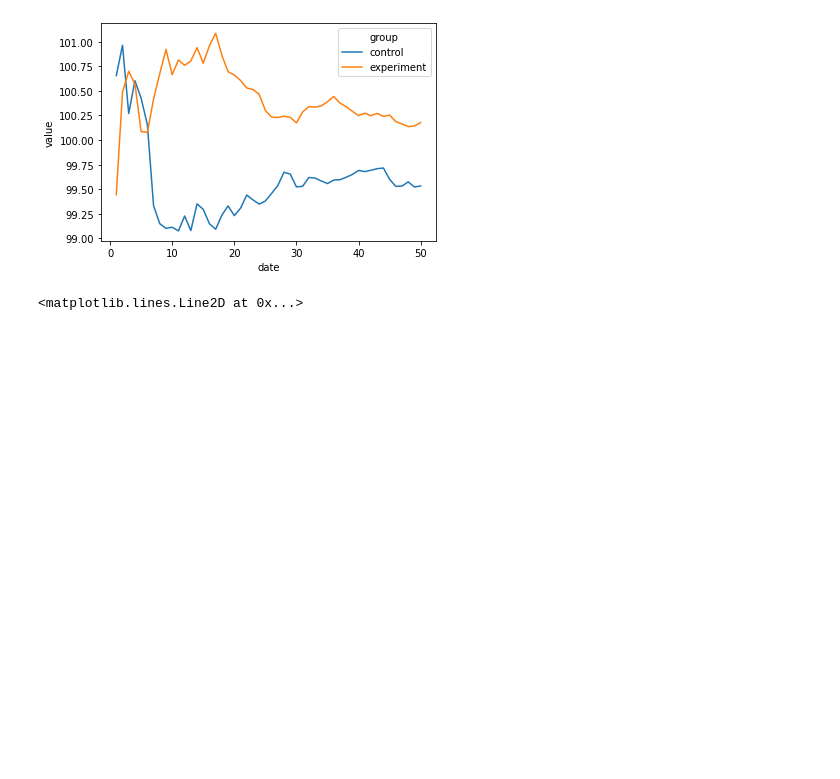
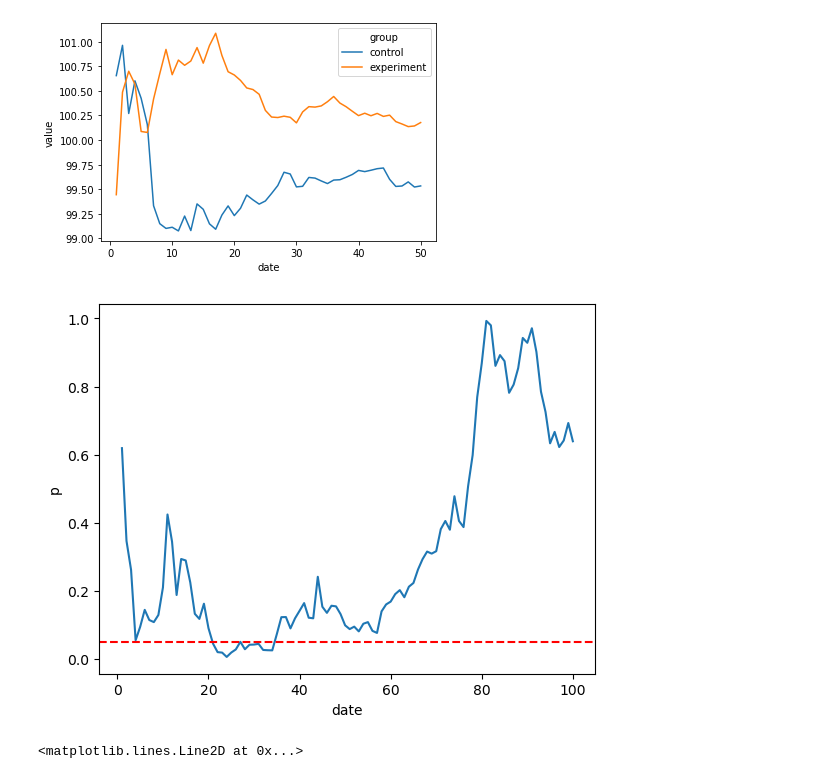
Before and after one commit to gbrs/statistical_experiments, a Jupyter notebook: sample_size_estimate.ipynb, the cells around one changed output. Drawn from its saved outputs; the diff is of its cells as text; code cells hidden in the pictures; blank space fills up the shorter version.

```diff
--- a/sample_size_estimate.ipynb
+++ b/sample_size_estimate.ipynb
@@ -54,3 +54,50 @@ for day in range(days):
 ax = sns.lineplot(data=daily_data, x="date", y="value", hue='group')
 # %% [output]
 [figure]
+# %%
+## эксперименты
+days = 100
+mu_control, sigma_control, n_control          = 100, 20, 10
+mu_experiment, sigma_experiment, n_experiment = 100, 20, 10
+current_date = 1
+user_data = pd.DataFrame()
+stat_result = pd.DataFrame()
+daily_data = pd.DataFrame()
+# %%
+##
+for day in range(days):
+    daily_data_control = np.random.normal(mu_control, sigma_control, n_control)
+    daily_data_experiment = np.random.normal(mu_experiment, sigma_experiment, n_experiment)
+
+    day_data_control = pd.DataFrame({'value': daily_data_control})
+    day_data_control['date'] = current_date
+    day_data_control['group'] = 'control'
+
+
+    day_data_experiment = pd.DataFrame({'value': daily_data_experiment})
+    day_data_experiment['date'] = current_date
+    day_data_experiment['group'] = 'experiment'
+
+
+    user_data = user_data.append(day_data_experiment).append(day_data_control)
+    fit = stats.ttest_ind(user_data[user_data.group == 'experiment'].value,
+                          user_data[user_data.group == 'control'].value)
+
+
+    stat_result = stat_result.append(pd.DataFrame({'t': [fit[0]], 'p': [fit[1]], 'date': current_date}))
+
+
+    current_data_stat = user_data.groupby(['group'], as_index=False).agg({'value': 'mean'})
+    current_data_stat['date'] = current_date
+
+    daily_data = daily_data.append(current_data_stat)
+
+    current_date += 1
+
+# ax = sns.lineplot(data=daily_data, x="date", y="value", hue='group')
+# ax.axhline(100, ls=':', color='red');
+
+ax = sns.lineplot(data=stat_result, x="date", y="p")
+ax.axhline(0.05, ls='--', color='red');
+# %% [output]
+[figure, added]
```
Also changed, not shown: parts of 15 cells of this notebook, 1 other file.
